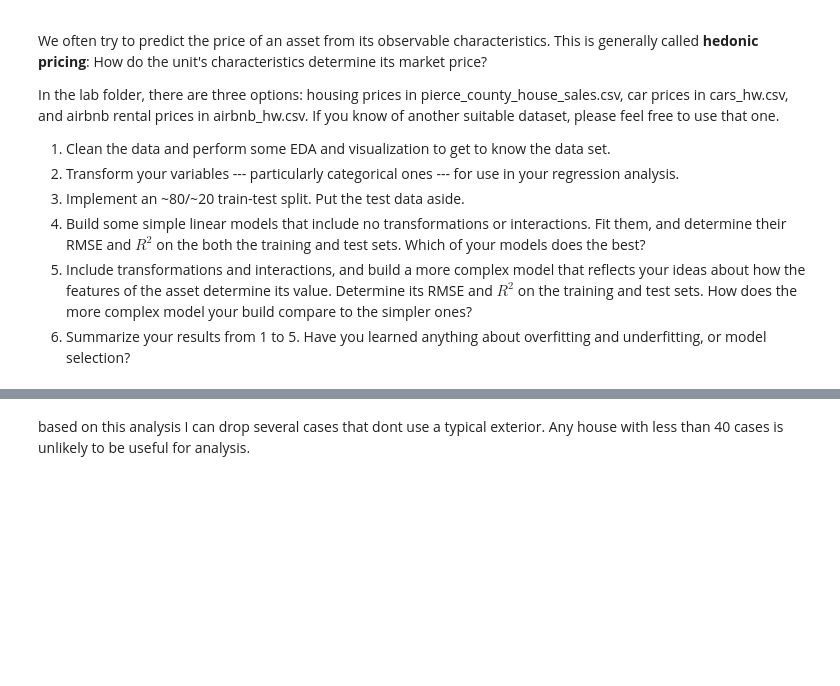
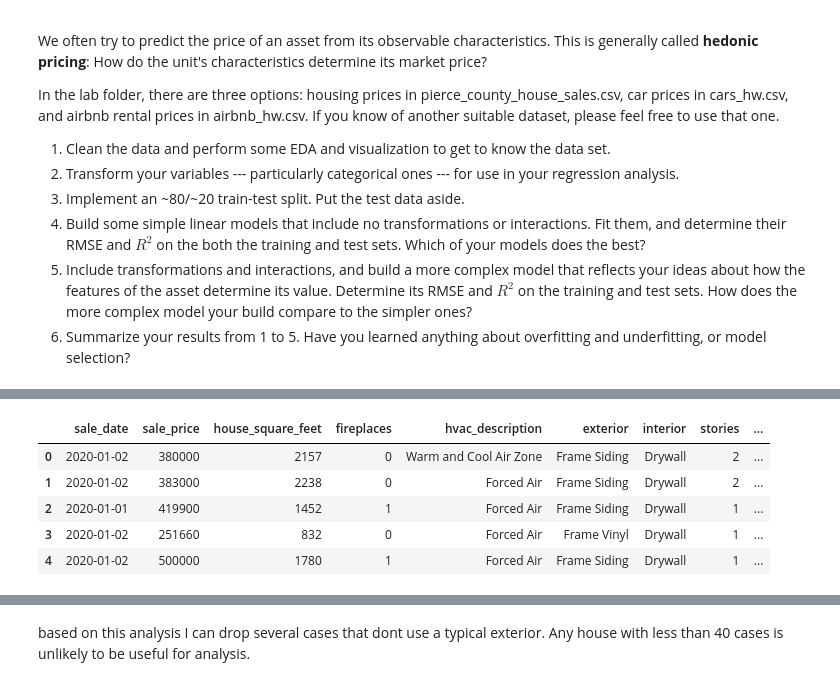
Before and after one commit to Hep7vv/labs, a Jupyter notebook: 04_hedonic_pricing/04_hedonic_pricing.ipynb, the cells around one changed output, grey strips where cells are left out. Cells and saved outputs as stored; diff of their text form; code cells hidden in the pictures; blank space fills up the shorter version.

```diff
--- a/04_hedonic_pricing/04_hedonic_pricing.ipynb
+++ b/04_hedonic_pricing/04_hedonic_pricing.ipynb
@@ -27,5 +48,16 @@ df_sorted
 df = df.drop(['attic_finished_square_feet', 'basement_square_feet', 'attached_garage_square_feet', 'detached_garage_square_feet', 'view_quality', 'waterfront_type', 'utility_sewer', 'roof_cover'], axis=1)
 # %%
 df = df[df['house_square_feet'] != 1]
+# %%
+df['age'] = 2024 - df['year_built']
+# %%
+df.head()
+# %% [output]
+|  | sale_date | sale_price | house_square_feet | fireplaces | hvac_description | exterior | interior | stories | ... |
+| 0 | 2020-01-02 | 380000 | 2157 | 0 | Warm and Cool Air Zone | Frame Siding | Drywall | 2 | ... |
+| 1 | 2020-01-02 | 383000 | 2238 | 0 | Forced Air | Frame Siding | Drywall | 2 | ... |
+| 2 | 2020-01-01 | 419900 | 1452 | 1 | Forced Air | Frame Siding | Drywall | 1 | ... |
+| 3 | 2020-01-02 | 251660 | 832 | 0 | Forced Air | Frame Vinyl | Drywall | 1 | ... |
+| 4 | 2020-01-02 | 500000 | 1780 | 1 | Forced Air | Frame Siding | Drywall | 1 | ... |
 # %%
 df.loc[:,['sale_price','exterior'] ].groupby('exterior').describe()
```
Also changed, not shown: parts of 18 cells of this notebook.
